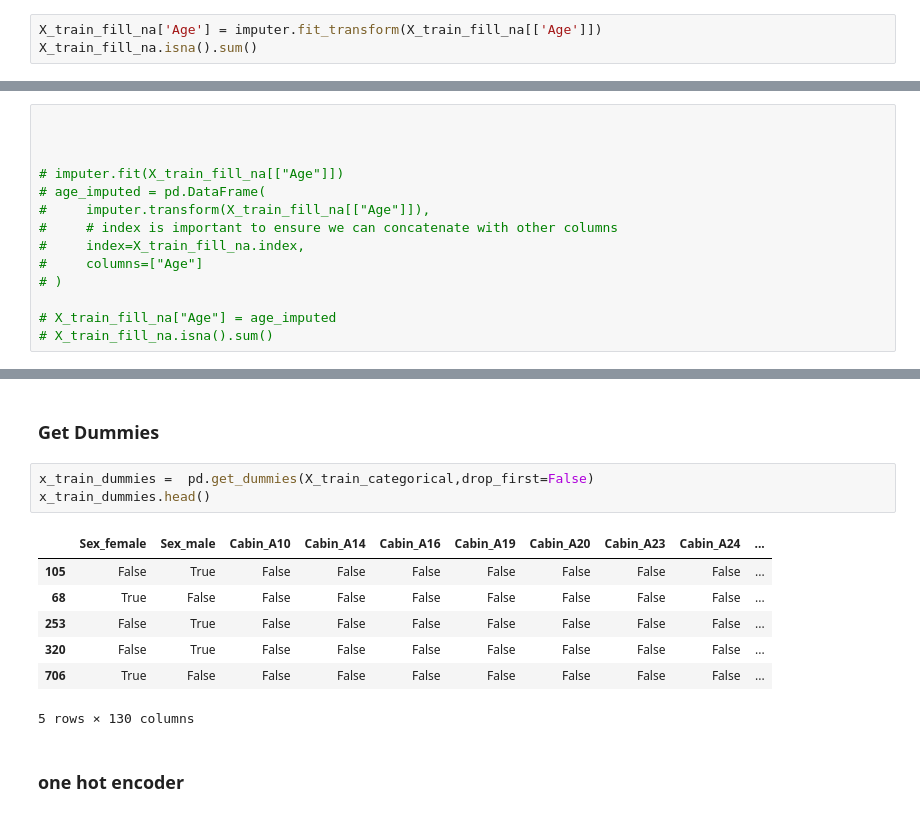
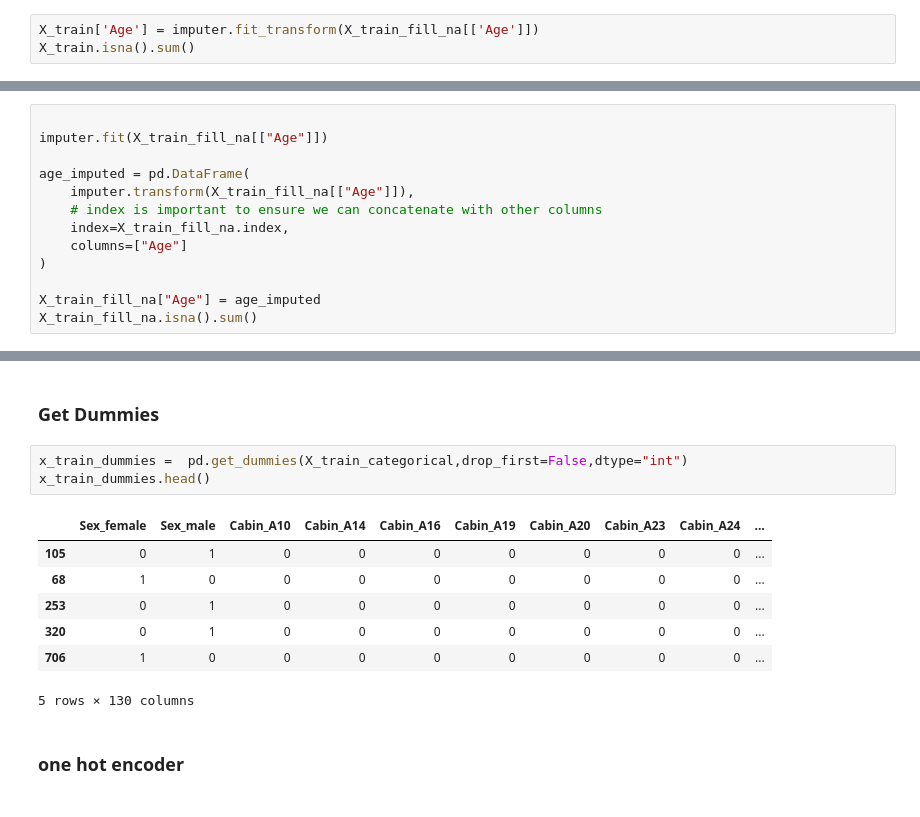
Before and after one commit to karusamuel/logistic_regression-, a Jupyter notebook: index.ipynb, the cells around one changed output, grey strips where cells are left out. Drawn from its saved outputs; the diff is of its cells as text.

```diff
--- a/index.ipynb
+++ b/index.ipynb
@@ -104,5 +226,5 @@ Fill in Age with mean using imputer
 imputer = SimpleImputer(strategy='mean')
 # %%
-X_train_fill_na['Age'] = imputer.fit_transform(X_train_fill_na[['Age']])
-X_train_fill_na.isna().sum()
+X_train['Age'] = imputer.fit_transform(X_train_fill_na[['Age']])
+X_train.isna().sum()
 # %% [output]
@@ -122,15 +245,14 @@ dtype: int64
 alternative method for recommend for multicolumn
 # %%
 
+imputer.fit(X_train_fill_na[["Age"]])
 
+age_imputed = pd.DataFrame(
+    imputer.transform(X_train_fill_na[["Age"]]),
+    # index is important to ensure we can concatenate with other columns
+    index=X_train_fill_na.index,
+    columns=["Age"]
+)
 
-# imputer.fit(X_train_fill_na[["Age"]])
-# age_imputed = pd.DataFrame(
-#     imputer.transform(X_train_fill_na[["Age"]]),
-#     # index is important to ensure we can concatenate with other columns
-#     index=X_train_fill_na.index,
-#     columns=["Age"]
-# )
-
-# X_train_fill_na["Age"] = age_imputed
-# X_train_fill_na.isna().sum()
+X_train_fill_na["Age"] = age_imputed
+X_train_fill_na.isna().sum()
@@ -264,15 +401,15 @@ X_train_categorical
 # %% [markdown]
 ### Get Dummies
 # %%
-x_train_dummies =  pd.get_dummies(X_train_categorical,drop_first=False)
+x_train_dummies =  pd.get_dummies(X_train_categorical,drop_first=False,dtype="int")
 x_train_dummies.head()
 # %% [output]
 |  | Sex_female | Sex_male | Cabin_A10 | Cabin_A14 | Cabin_A16 | Cabin_A19 | Cabin_A20 | Cabin_A23 | Cabin_A24 | ... |
-| 105 | False | True | False | False | False | False | False | False | False | ... |
-| 68 | True | False | False | False | False | False | False | False | False | ... |
-| 253 | False | True | False | False | False | False | False | False | False | ... |
-| 320 | False | True | False | False | False | False | False | False | False | ... |
-| 706 | True | False | False | False | False | False | False | False | False | ... |
+| 105 | 0 | 1 | 0 | 0 | 0 | 0 | 0 | 0 | 0 | ... |
+| 68 | 1 | 0 | 0 | 0 | 0 | 0 | 0 | 0 | 0 | ... |
+| 253 | 0 | 1 | 0 | 0 | 0 | 0 | 0 | 0 | 0 | ... |
+| 320 | 0 | 1 | 0 | 0 | 0 | 0 | 0 | 0 | 0 | ... |
+| 706 | 1 | 0 | 0 | 0 | 0 | 0 | 0 | 0 | 0 | ... |
 5 rows × 130 columns
 # %% [markdown]
 ### one hot encoder
```
Also changed, not shown: parts of 35 cells of this notebook, 5 other files.
